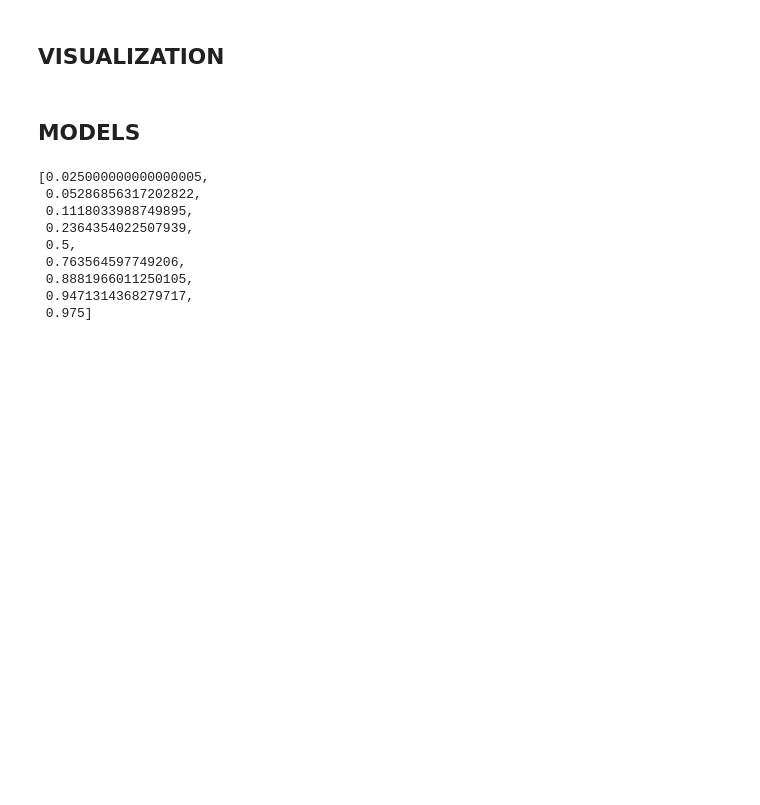
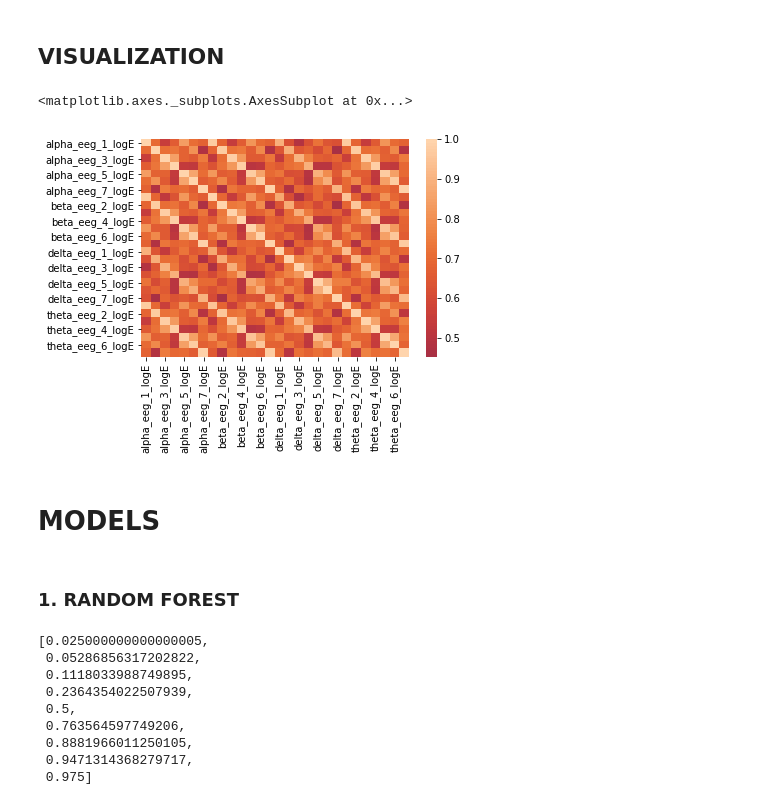
Before and after one commit to Mrml91/CS_ML_project, a Jupyter notebook: exploration.ipynb, the cells around one changed output. Saved outputs shown, nothing was run; the diff lists cells and outputs as text; code cells hidden in the pictures; blank space fills up the shorter version.

```diff
--- a/exploration.ipynb
+++ b/exploration.ipynb
@@ -502,5 +502,12 @@ def save_transition_plot_global(overwrite=False):
 
 save_transition_plots_by_subject(overwrite=False)
 save_transition_plot_global(overwrite=False)
+# %%
+log_energies = [feature for feature, freq in FREQUENCIES.items() if freq == 0]
+log_energies_df = pd.DataFrame({le: h5_train[le][:][:, 0] for le in log_energies})
+sns.heatmap(log_energies_df.corr(), center=0)
+# %% [output]
+<matplotlib.axes._subplots.AxesSubplot at 0x...>
+[figure, added]
 # %% [markdown]
-## MODELS
+# MODELS
@@ -507,3 +540,5 @@ save_transition_plot_global(overwrite=False)
+# %% [markdown]
+### 1. RANDOM FOREST
 # %%
 def make_input_feature(h5_file, feature, quantiles, n_chunks=100):
     print_bis(f"Feature #{FEATURES.index(feature)}")
```
Also changed, not shown: parts of 16 cells of this notebook.
